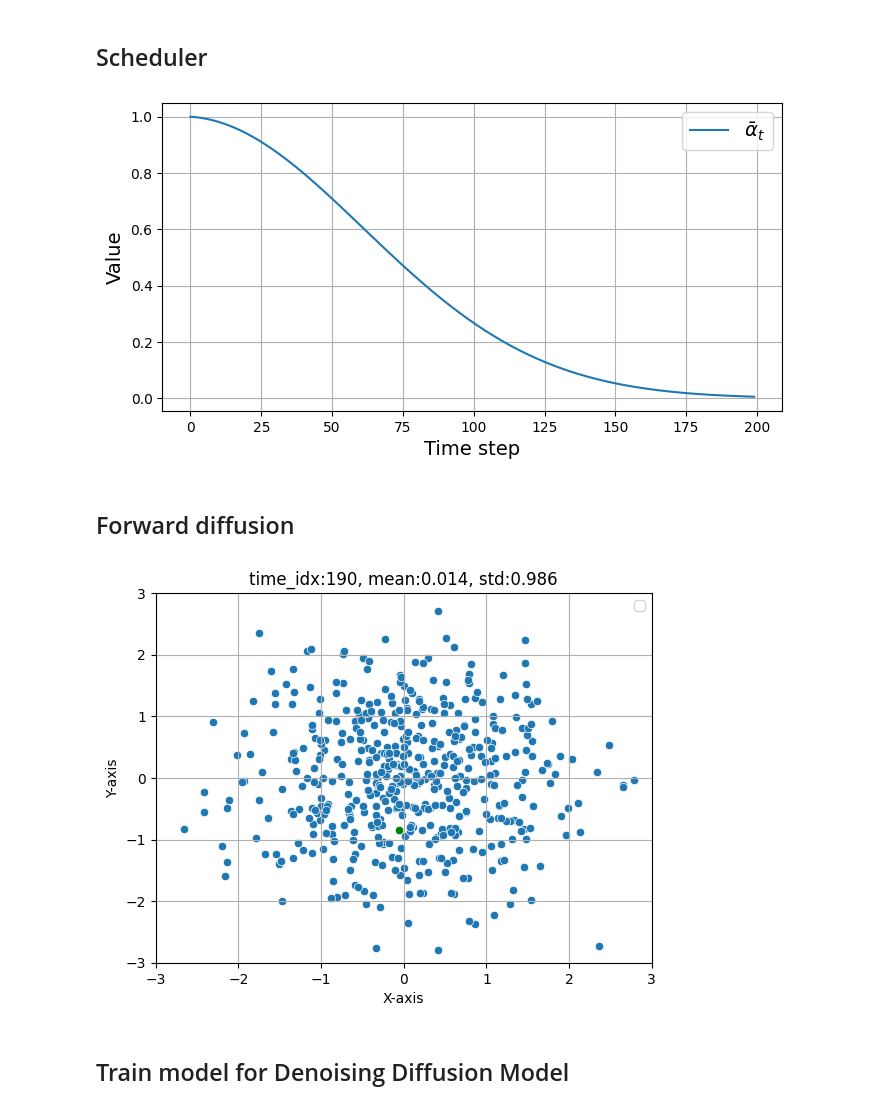
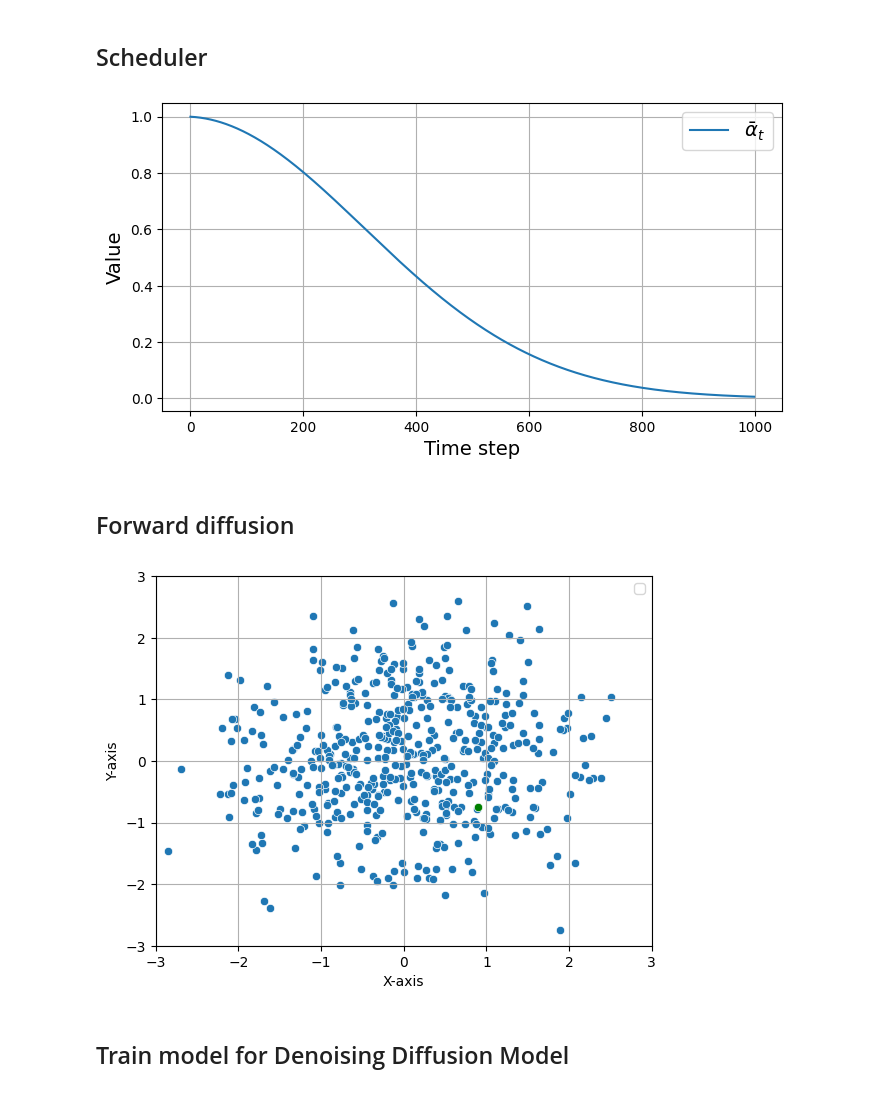
Before and after one commit to mohan696matlab/Diffusion_Gen_AI_Course, a Jupyter notebook: part_1_simple_diffusion/diffusion_process.ipynb, the cells around one changed output. Cells and saved outputs as stored; diff of their text form; code cells hidden in the pictures.

```diff
--- a/part_1_simple_diffusion/diffusion_process.ipynb
+++ b/part_1_simple_diffusion/diffusion_process.ipynb
@@ -46,10 +46,9 @@ plt.show()
 # %% [markdown]
 ## Scheduler
 # %%
-T = 200
-scale = 1000//T
+T = 1000
 
-betas = torch.linspace(1e-4*scale,0.01*scale,T)
+betas = torch.linspace(1e-4,0.01,T)
 alphas = 1-betas
 alpha_bars = torch.cumprod(alphas,dim=0)
 
@@ -65,37 +64,37 @@ plt.legend(fontsize=14)
 plt.grid(True)
 plt.show()
 # %% [output]
-[figure, old version]
+[figure, new version]
 # %% [markdown]
 ## Forward diffusion
 # %%
 import seaborn as sns
 
 x0 = sample_data()
 
 true_noises = []
 
-for idx,alpha_bar in enumerate(alpha_bars[::10]):
+for idx,alpha_bar in enumerate(alpha_bars[::20]):
 
     noise = torch.randn_like(x0)
     true_noises.append(noise)
     x_t1 = torch.sqrt(alpha_bar)*x0 + torch.sqrt(1-alpha_bar) * noise
     # The sqrt is used to make the resulted distribution gaussian with std =1
 
     sns.scatterplot(x=x_t1[:, 0], y=x_t1[:, 1])
     sns.scatterplot(x=[x_t1[0, 0].item()], y=[x_t1[0, 1].item()], color='green')
     plt.xlabel('X-axis')
     plt.ylabel('Y-axis')
-    plt.title(f'time_idx:{idx*10}, mean:{torch.mean(x_t1):.3f}, std:{torch.std(x_t1):.3f}')
+    # plt.title(f'time_idx:{idx*10}, mean:{torch.mean(x_t1):.3f}, std:{torch.std(x_t1):.3f}')
     plt.xlim(-3,3)
     plt.ylim(-3,3)
     plt.legend()
     plt.grid(True)
     clear_output(wait=True)
     plt.show()
     time.sleep(0.1)
 # %% [output]
-[figure, old version]
+[figure, new version]
 # %% [markdown]
 ## Train model for Denoising Diffusion Model
 # %%
```
Also changed, not shown: parts of 5 cells of this notebook.
